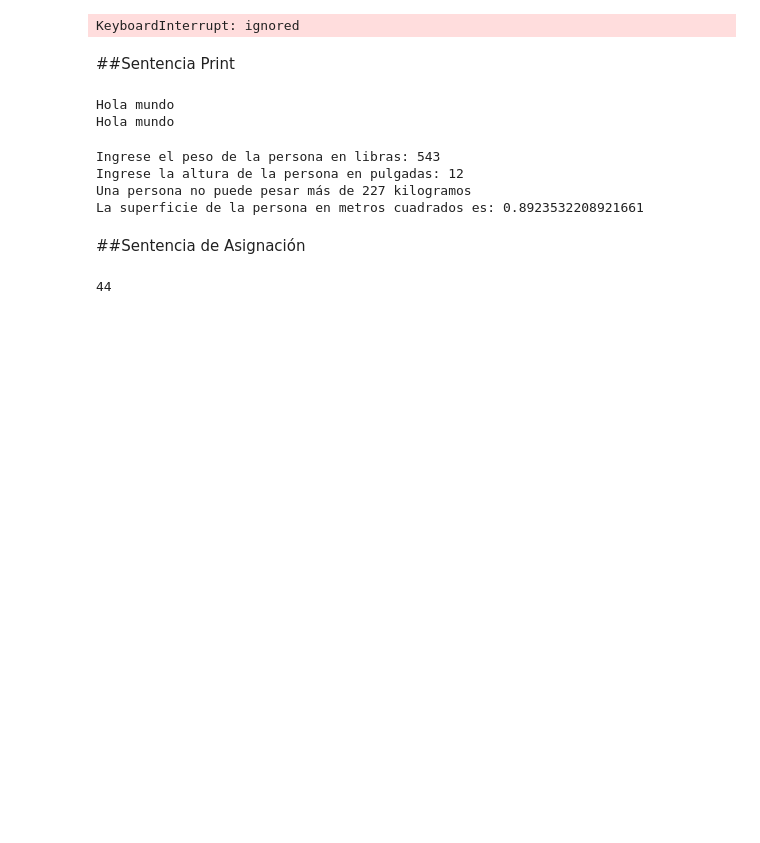
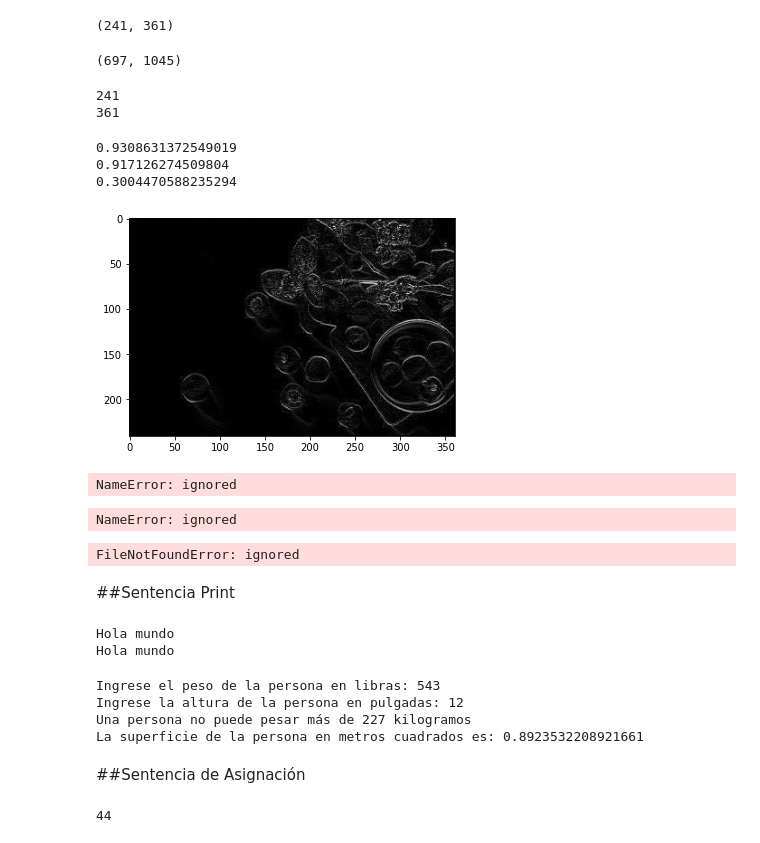
Before and after one commit to leonardolunamoreno/Computadoras-y-programaci-n2021-grupo-1157, a Jupyter notebook: PythonLearn.ipynb, the cells around one changed output. Saved outputs shown, nothing was run; the diff lists cells and outputs as text; code cells hidden in the pictures; blank space fills up the shorter version.

```diff
--- a/PythonLearn.ipynb
+++ b/PythonLearn.ipynb
@@ -2,0 +22,15 @@
+# %%
+print(imagen.shape)        # Estas lineas del código sirven Para conocer el tamaño de la imagen
+(697,1045)                 # el tamaño de la imagen, el primer valor corresponde al ancho
+                           # y el segundo corresponde al alto
+# %% [output]
+(241, 361)
+(697, 1045)
+# %%
+ancho = imagen.shape[0]     # El ancho y el largo de la imagen con la que estamos trabajando son dos datos que nos serán de
+print(ancho)                # gran utilidad en los siguientes pasos. Por ello será conveniente almacenarlas en dos variables por
+largo = imagen.shape[1]     # separado de la siguiente forma. Para verificar que lo hicimos de forma correcta, imprimimos el valor
+print(largo)                # de las variables.
+# %% [output]
+241
+361
@@ -3,7 +40,49 @@
+# %%
+print(imagen[10][23])      # Valor de algunos pixeles del
+print(imagen[200][148])    # arreglo
+print(imagen[150][253])
+# %% [output]
+0.9308631372549019
+0.917126274509804
+0.3004470588235294
+# %%
+dx = np.zeros(shape = (ancho,largo))
+
+for i in range (0, ancho - 1):
+    for j in range (0, largo - 1 ):
+        dx[i][j] = abs(imagen[i + 1][j] - imagen[i][j])
+plt.imshow(dx,cmap = 'gray')
+plt.show()
+# %% [output]
+[figure, added]
+# %%
+gradiente-np.zeros(shape-(ancho,largo))
+for i in range(0, ancho):
+    for j in range(0, largo):
+        gradiente[i][j] = dx[i][j] + dy[i][j]
+plt.imshow(gradiente, cmap-'gray')
+plt.show()
+# %% [output]
+NameError: ignored
+# %%
+for i in range (0, ancho):
+    for j in range(0, largo):
+        gradiente[i][j] - 1 - gradiente[i][j]
+plt.imshow(gradiente, cmap='gray')
+plt.show()
+# %% [output]
+NameError: ignored
 # %%
 name = input("Enter file: ")
 handle = open(name, 'r')
 counts = dict()
+
+
+
+print("hola");
+
+
+
 for line in handle:
     words = line.split
     for word in words:
@@ -21,7 +100,7 @@ print(bigword, bigcount )
 #o simbolos que se repiten en algun lugar
 #Como un libro o alguna pagina web
 # %% [output]
-KeyboardInterrupt: ignored
+FileNotFoundError: ignored
 # %% [markdown]
 ##Sentencia Print
 # %%
```
Also changed, not shown: parts of 10 cells of this notebook.
